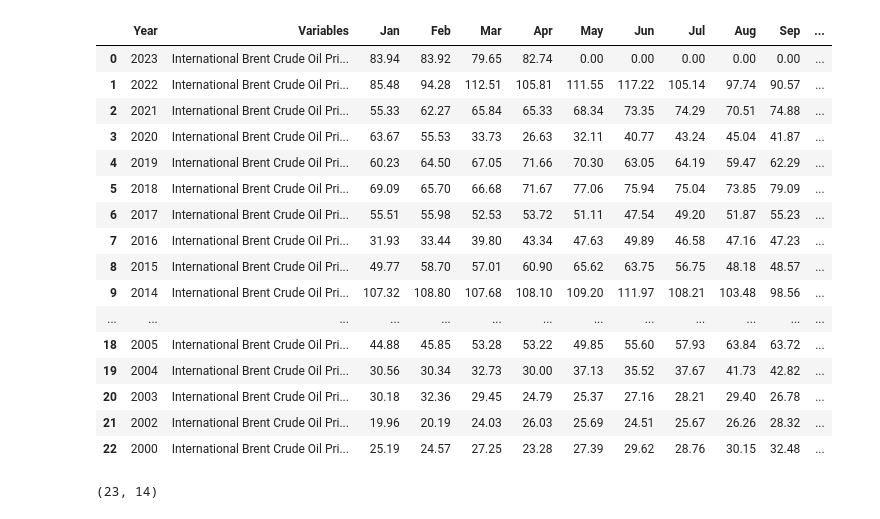
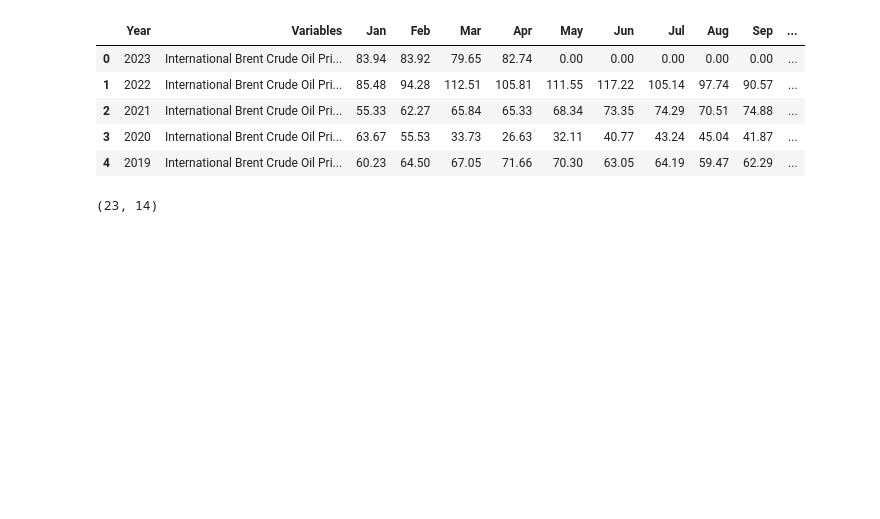
Before and after one commit to jnopareboateng/ml-library, a Jupyter notebook: tsa.ipynb, the cells around one changed output. Cells and saved outputs as stored; diff of their text form; code cells hidden in the pictures; blank space fills up the shorter version.

```diff
--- a/tsa.ipynb
+++ b/tsa.ipynb
@@ -17,25 +21,14 @@ WARNING:tensorflow:From d:\DEV WORK\Data Science Library\ML-For-Beginners\.venv\
 # Load the data
 df = pd.read_csv('Commodity Prices Monthly.csv')
 # %%
-df # Display the data
+df.head() # Display the data
 # %% [output]
 |  | Year | Variables | Jan | Feb | Mar | Apr | May | Jun | Jul | Aug | Sep | ... |
 | 0 | 2023 | International Brent Crude Oil Pri... | 83.94 | 83.92 | 79.65 | 82.74 | 0.00 | 0.00 | 0.00 | 0.00 | 0.00 | ... |
 | 1 | 2022 | International Brent Crude Oil Pri... | 85.48 | 94.28 | 112.51 | 105.81 | 111.55 | 117.22 | 105.14 | 97.74 | 90.57 | ... |
 | 2 | 2021 | International Brent Crude Oil Pri... | 55.33 | 62.27 | 65.84 | 65.33 | 68.34 | 73.35 | 74.29 | 70.51 | 74.88 | ... |
 | 3 | 2020 | International Brent Crude Oil Pri... | 63.67 | 55.53 | 33.73 | 26.63 | 32.11 | 40.77 | 43.24 | 45.04 | 41.87 | ... |
 | 4 | 2019 | International Brent Crude Oil Pri... | 60.23 | 64.50 | 67.05 | 71.66 | 70.30 | 63.05 | 64.19 | 59.47 | 62.29 | ... |
-| 5 | 2018 | International Brent Crude Oil Pri... | 69.09 | 65.70 | 66.68 | 71.67 | 77.06 | 75.94 | 75.04 | 73.85 | 79.09 | ... |
-| 6 | 2017 | International Brent Crude Oil Pri... | 55.51 | 55.98 | 52.53 | 53.72 | 51.11 | 47.54 | 49.20 | 51.87 | 55.23 | ... |
-| 7 | 2016 | International Brent Crude Oil Pri... | 31.93 | 33.44 | 39.80 | 43.34 | 47.63 | 49.89 | 46.58 | 47.16 | 47.23 | ... |
-| 8 | 2015 | International Brent Crude Oil Pri... | 49.77 | 58.70 | 57.01 | 60.90 | 65.62 | 63.75 | 56.75 | 48.18 | 48.57 | ... |
-| 9 | 2014 | International Brent Crude Oil Pri... | 107.32 | 108.80 | 107.68 | 108.10 | 109.20 | 111.97 | 108.21 | 103.48 | 98.56 | ... |
-| ... | ... | ... | ... | ... | ... | ... | ... | ... | ... | ... | ... | ... |
-| 18 | 2005 | International Brent Crude Oil Pri... | 44.88 | 45.85 | 53.28 | 53.22 | 49.85 | 55.60 | 57.93 | 63.84 | 63.72 | ... |
-| 19 | 2004 | International Brent Crude Oil Pri... | 30.56 | 30.34 | 32.73 | 30.00 | 37.13 | 35.52 | 37.67 | 41.73 | 42.82 | ... |
-| 20 | 2003 | International Brent Crude Oil Pri... | 30.18 | 32.36 | 29.45 | 24.79 | 25.37 | 27.16 | 28.21 | 29.40 | 26.78 | ... |
-| 21 | 2002 | International Brent Crude Oil Pri... | 19.96 | 20.19 | 24.03 | 26.03 | 25.69 | 24.51 | 25.67 | 26.26 | 28.32 | ... |
-| 22 | 2000 | International Brent Crude Oil Pri... | 25.19 | 24.57 | 27.25 | 23.28 | 27.39 | 29.62 | 28.76 | 30.15 | 32.48 | ... |
 # %%
 df.shape # Display the shape of the data
 # %% [output]
```
Also changed, not shown: parts of 16 cells of this notebook, 4 other files.
